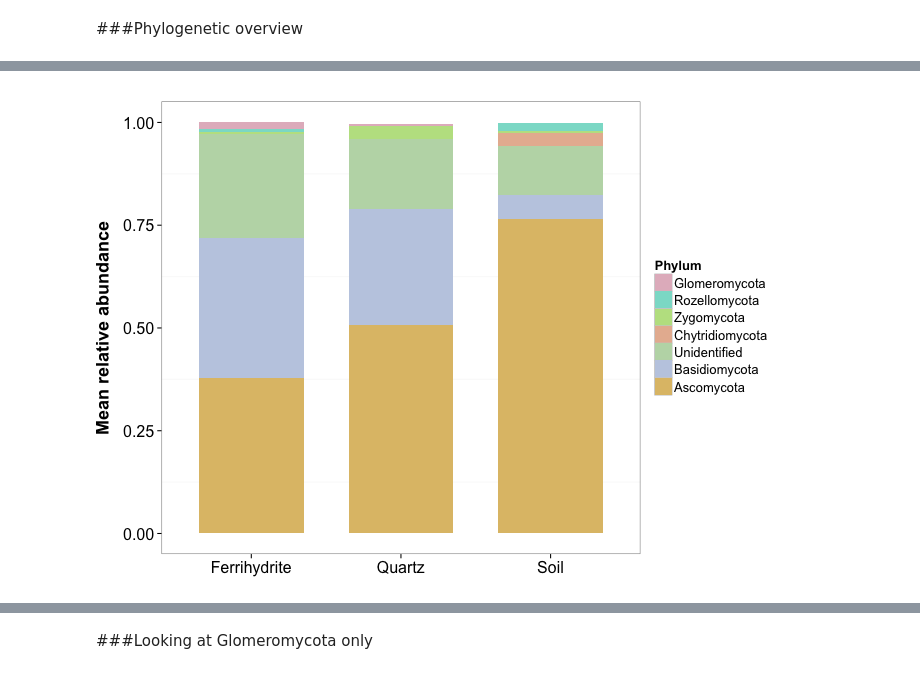
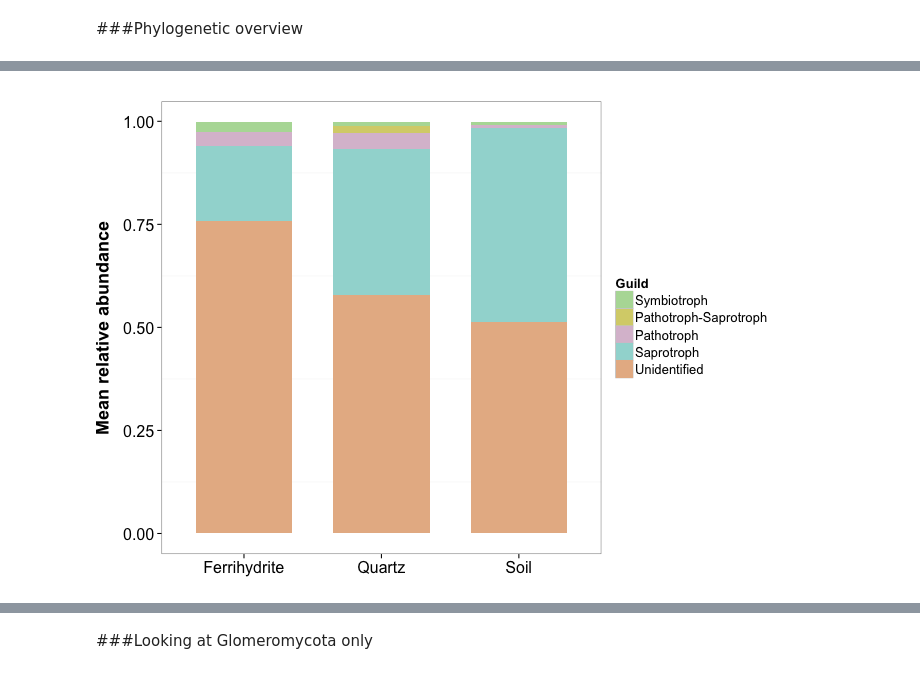
Before and after one commit to TheaWhitman/MineralITS, a Jupyter notebook: manuscript_figures/Stacked_Bar_Funguilds.ipynb, the cells around one changed output, grey strips where cells are left out. Cells and saved outputs as stored; diff of their text form; code cells hidden in the pictures.

```diff
--- a/manuscript_figures/Stacked_Bar_Funguilds.ipynb
+++ b/manuscript_figures/Stacked_Bar_Funguilds.ipynb
@@ -25,3 +28,8 @@ The following objects are masked from ‘package:base’:
 # %%
 %%R
 physeq = import_biom("../../SeqData/ITS.otu_table.tax.meta.biom", parseFunction = parse_taxonomy_greengenes)
+# %%
+%%R
+biom = read_biom("../../SeqData/Funguilds/ITS.otu_table.meta.biom")
+biom = observation_metadata(biom)
+head(biom)
@@ -27,0 +44,4 @@ physeq = import_biom("../../SeqData/ITS.otu_table.tax.meta.biom", parseFunction
+# %%
+%%R
+biom$OTU = rownames(biom)
+head(biom)
@@ -51,3 +86,7 @@ physeq = ps.merged
 # %%
 %%R
 mdf = psmelt(physeq)
+# %%
+%%R
+# Add FunGuild observation metadata
+mdf = merge(mdf,biom, by = "OTU")
@@ -54,18 +119,19 @@ mdf = psmelt(physeq)
 # %% [markdown]
 ###Phylogenetic overview
 # %%
-%%R -w 1000 -h 950
+%%R -w 1000 -h 400
 
 cutoff = 0.01
 totabund = 1
+confidence = c("Highly Probable","Probable")
 
 d.plot = mdf %>%
     group_by(Sample) %>%
     filter(sum(Abundance)>totabund) %>%
     mutate(Abundance = Abundance / sum(Abundance))
-d.plot$Order = ifelse(is.na(d.plot$Order)==TRUE, d.plot$OTU, paste(d.plot$Order))
+d.plot$guild = ifelse(d.plot$confidence %in% confidence, d.plot$guild, "Unidentified")
 d.plot = d.plot %>%
-    group_by(Sample, Order, Trtmt, Month) %>%
+    group_by(Sample, guild, Trtmt, Month) %>%
     summarize(Abundance = sum(Abundance)) %>%
     filter(Abundance > cutoff) %>%
 #    filter(Month == 2.5) %>%
@@ -112,22 +178,23 @@ p
 
 cutoff = 0.005
 totabund = 3000
+confidence =  c("Highly Probable","Probable")
 
 d.plot = mdf %>%
     filter(Trtmt != "Kaolinite") %>%
     group_by(Sample) %>%
     filter(sum(Abundance) > totabund) %>%
     mutate(Abundance = Abundance / sum(Abundance))
-d.plot$Phylum = ifelse(is.na(d.plot$Phylum)==TRUE, "Unidentified", paste(d.plot$Phylum))
-d.plot$Phylum = ifelse(d.plot$Phylum=="unidentified", "Unidentified", paste(d.plot$Phylum))
+d.plot$trophic.mode = ifelse(d.plot$confidence %in% confidence, d.plot$trophic.mode, "Unidentified")
+d.plot$trophic.mode = ifelse(is.na(d.plot$trophic.mode)==TRUE, "Unidentified", paste(d.plot$trophic.mode))
 d.plot = d.plot %>%
-    group_by(Trtmt,Month, Phylum, OTU) %>%
+    group_by(Trtmt,Month, trophic.mode, OTU) %>%
     summarize(Abundance = mean(Abundance)) %>%
-    group_by(Trtmt, Month, Phylum) %>%
+    group_by(Trtmt, Month, trophic.mode) %>%
     summarize(Abundance = sum(Abundance)) %>%
     filter(Abundance > cutoff) %>%
     arrange(Trtmt) %>%
-    group_by(Trtmt,Phylum)%>%
+    group_by(Trtmt,trophic.mode)%>%
     summarize(Abundance = mean(Abundance))
 
 colnames(d.plot) <- c("Trtmt", "Tax", "Abundance")
@@ -143,32 +210,32 @@ d.plot$Trtmt = ordered(d.plot$Trtmt, levels = c("Ferrihydrite", "Quartz", "Kaoli
 #d.plot$Month=ifelse(d.plot$Month==2.0,"1 Month", ifelse(d.plot$Month==2.5,"1.5 Months","2 Months"))
 
 
 d.plot<-d.plot[with(d.plot, order(Trtmt, Tax)),]
 #d.plot<-d.plot[with(d.plot, order(Month, Trtmt, Tax)),]
 # Sort the whole dataframe by this phylum order
 
 scheme <- iwanthue()
 colors = scheme$hex(length(unique(d.plot$Tax)), color_space = hcl_presets$pastel)
 
 p = ggplot(d.plot, aes(x = Trtmt, y = Abundance, fill = Tax))
 
 #p = p + facet_grid(. ~Trtmt, scales = "free_x", space = "free")
 
 p = p + scale_fill_manual(values = colors)
 
 p = p + geom_bar(stat = "identity", width = 0.70)
 
-p = p + guides(fill = guide_legend(title="Phylum",ncol = 1, reverse=TRUE))
+p = p + guides(fill = guide_legend(title="Guild",ncol = 1, reverse=TRUE))
 
 p = p + theme_bw()
 
 p = p + ylab("Mean relative abundance")
 
 p = p + theme(
     axis.title.x = element_blank(), axis.text = element_text(size=16),
     axis.title.y = element_text(size=18, face="bold", vjust=2),
     legend.position="right", legend.text=element_text(size=13), legend.title=element_text(size=13),
     panel.grid.major= element_blank())
 p
 # %% [output]
-[figure, old version]
+[figure, new version]
```
Also changed, not shown: parts of 28 cells of this notebook, 2 other files.
